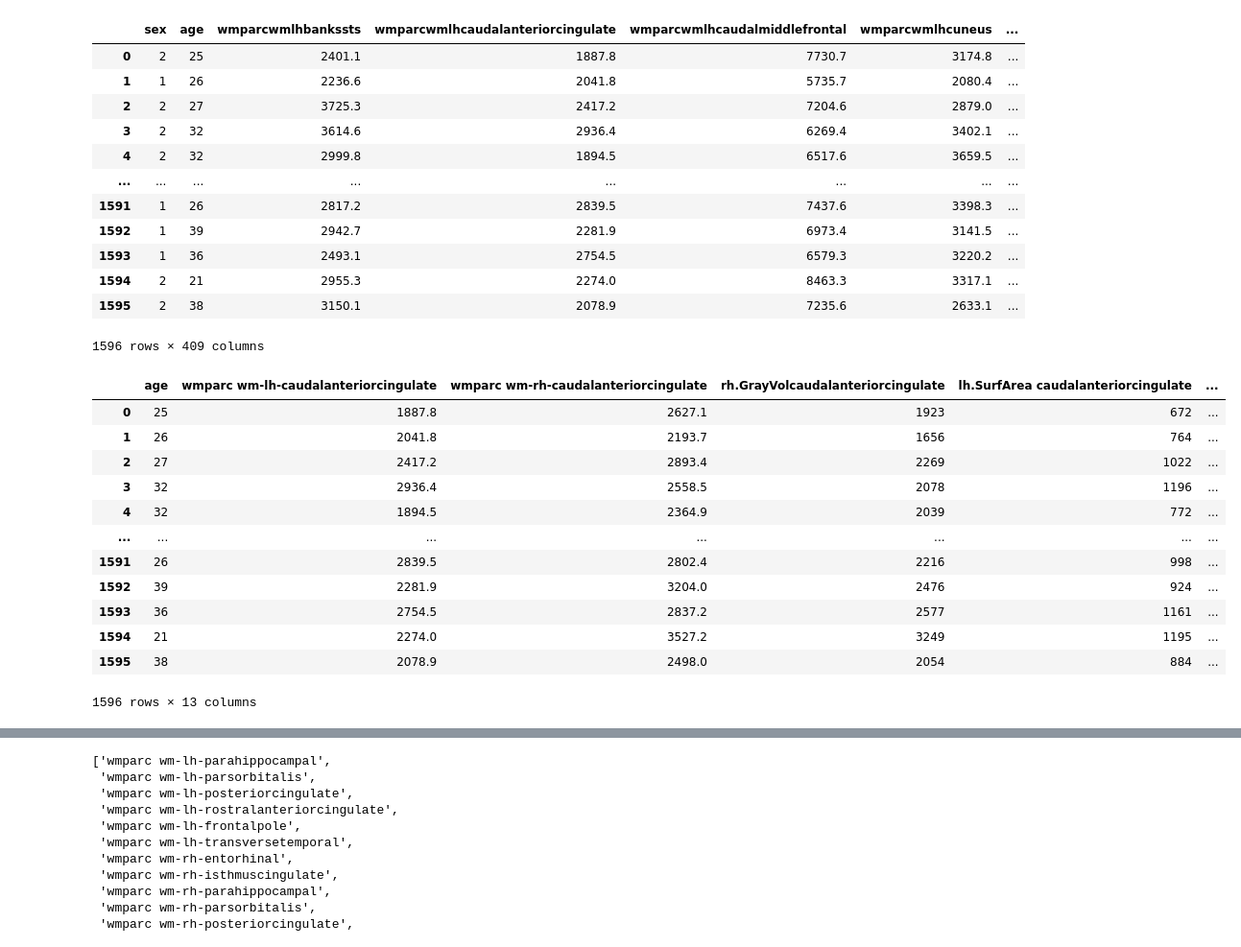
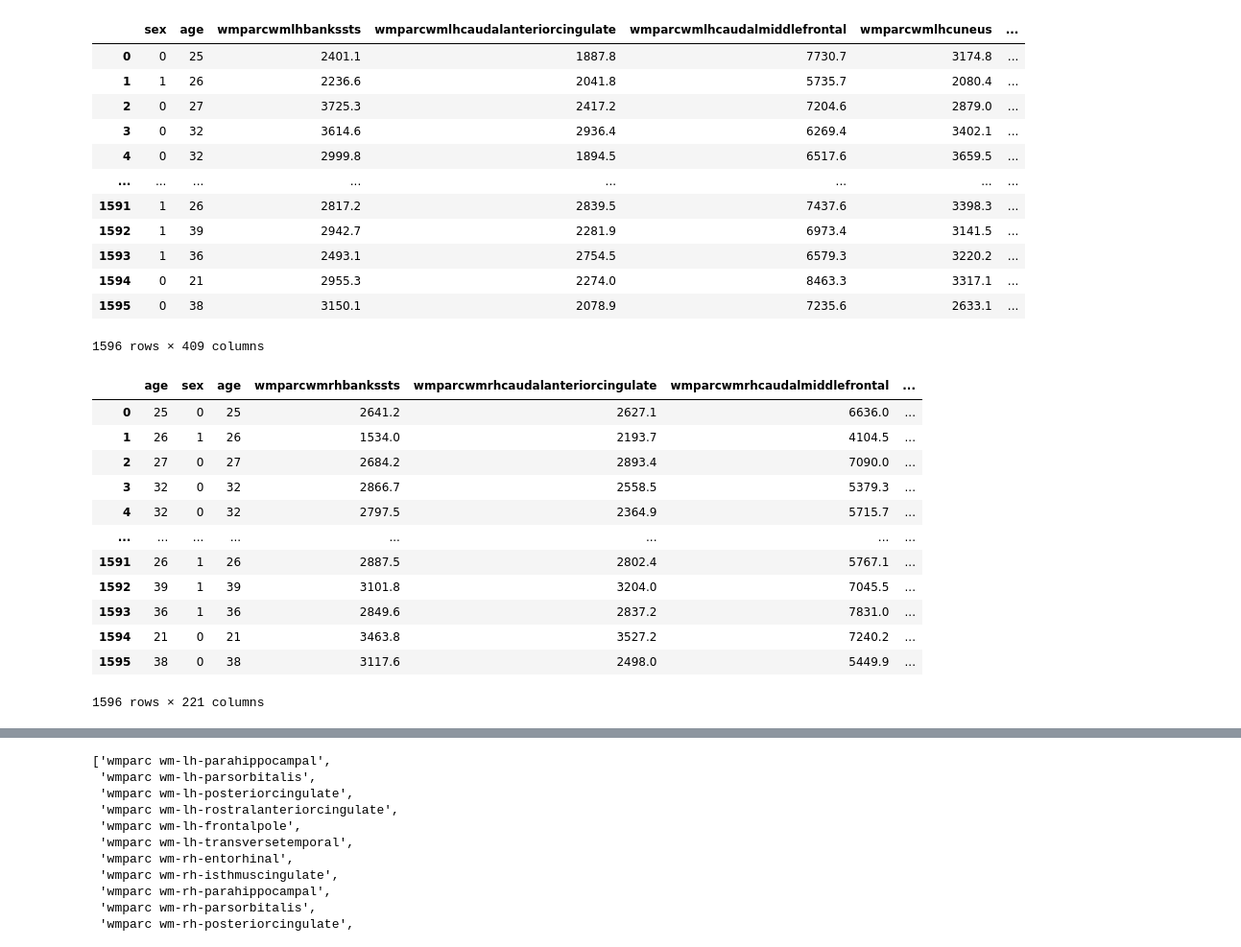
Before and after one commit to lullcant/413project, a Jupyter notebook: preprocess.ipynb, the cells around one changed output, grey strips where cells are left out. Shown: that part at 96% size. Drawn from its saved outputs; the diff is of its cells as text; code cells hidden in the pictures.

```diff
--- a/preprocess.ipynb
+++ b/preprocess.ipynb
@@ -142,35 +163,36 @@ fulldata.rename(columns={'性别': 'sex', '年龄': 'age'}, inplace=True)
 fulldata.columns = fulldata.columns.str.replace(' ', '')
 fulldata.columns = fulldata.columns.str.replace('.', '')
 fulldata.columns = fulldata.columns.str.replace('-', '')
+fulldata['sex'] = fulldata['sex'].replace(2,0)
 fulldata
 # %% [output]
 |  | sex | age | wmparcwmlhbankssts | wmparcwmlhcaudalanteriorcingulate | wmparcwmlhcaudalmiddlefrontal | wmparcwmlhcuneus | ... |
-| 0 | 2 | 25 | 2401.1 | 1887.8 | 7730.7 | 3174.8 | ... |
+| 0 | 0 | 25 | 2401.1 | 1887.8 | 7730.7 | 3174.8 | ... |
 | 1 | 1 | 26 | 2236.6 | 2041.8 | 5735.7 | 2080.4 | ... |
-| 2 | 2 | 27 | 3725.3 | 2417.2 | 7204.6 | 2879.0 | ... |
-| 3 | 2 | 32 | 3614.6 | 2936.4 | 6269.4 | 3402.1 | ... |
-| 4 | 2 | 32 | 2999.8 | 1894.5 | 6517.6 | 3659.5 | ... |
+| 2 | 0 | 27 | 3725.3 | 2417.2 | 7204.6 | 2879.0 | ... |
+| 3 | 0 | 32 | 3614.6 | 2936.4 | 6269.4 | 3402.1 | ... |
+| 4 | 0 | 32 | 2999.8 | 1894.5 | 6517.6 | 3659.5 | ... |
 | ... | ... | ... | ... | ... | ... | ... | ... |
 | 1591 | 1 | 26 | 2817.2 | 2839.5 | 7437.6 | 3398.3 | ... |
 | 1592 | 1 | 39 | 2942.7 | 2281.9 | 6973.4 | 3141.5 | ... |
 | 1593 | 1 | 36 | 2493.1 | 2754.5 | 6579.3 | 3220.2 | ... |
-| 1594 | 2 | 21 | 2955.3 | 2274.0 | 8463.3 | 3317.1 | ... |
-| 1595 | 2 | 38 | 3150.1 | 2078.9 | 7235.6 | 2633.1 | ... |
+| 1594 | 0 | 21 | 2955.3 | 2274.0 | 8463.3 | 3317.1 | ... |
+| 1595 | 0 | 38 | 3150.1 | 2078.9 | 7235.6 | 2633.1 | ... |
 1596 rows × 409 columns
 # %%
-sub_df = fulldata[['age'] + [col for col in fulldata.columns if ('caudalanteriorcingulate' in col)]]
-sub_df
+filter_ed = fulldata[['age'] + [col for col in fulldata.columns if ('lh' not in col) ]]
+filter_ed
 # %% [output]
-|  | age | wmparc wm-lh-caudalanteriorcingulate | wmparc wm-rh-caudalanteriorcingulate | rh.GrayVolcaudalanteriorcingulate | lh.SurfArea caudalanteriorcingulate | ... |
-| 0 | 25 | 1887.8 | 2627.1 | 1923 | 672 | ... |
-| 1 | 26 | 2041.8 | 2193.7 | 1656 | 764 | ... |
-| 2 | 27 | 2417.2 | 2893.4 | 2269 | 1022 | ... |
-| 3 | 32 | 2936.4 | 2558.5 | 2078 | 1196 | ... |
-| 4 | 32 | 1894.5 | 2364.9 | 2039 | 772 | ... |
-| ... | ... | ... | ... | ... | ... | ... |
-| 1591 | 26 | 2839.5 | 2802.4 | 2216 | 998 | ... |
-| 1592 | 39 | 2281.9 | 3204.0 | 2476 | 924 | ... |
-| 1593 | 36 | 2754.5 | 2837.2 | 2577 | 1161 | ... |
-| 1594 | 21 | 2274.0 | 3527.2 | 3249 | 1195 | ... |
-| 1595 | 38 | 2078.9 | 2498.0 | 2054 | 884 | ... |
+|  | age | sex | age | wmparcwmrhbankssts | wmparcwmrhcaudalanteriorcingulate | wmparcwmrhcaudalmiddlefrontal | ... |
+| 0 | 25 | 0 | 25 | 2641.2 | 2627.1 | 6636.0 | ... |
+| 1 | 26 | 1 | 26 | 1534.0 | 2193.7 | 4104.5 | ... |
+| 2 | 27 | 0 | 27 | 2684.2 | 2893.4 | 7090.0 | ... |
+| 3 | 32 | 0 | 32 | 2866.7 | 2558.5 | 5379.3 | ... |
+| 4 | 32 | 0 | 32 | 2797.5 | 2364.9 | 5715.7 | ... |
+| ... | ... | ... | ... | ... | ... | ... | ... |
+| 1591 | 26 | 1 | 26 | 2887.5 | 2802.4 | 5767.1 | ... |
+| 1592 | 39 | 1 | 39 | 3101.8 | 3204.0 | 7045.5 | ... |
+| 1593 | 36 | 1 | 36 | 2849.6 | 2837.2 | 7831.0 | ... |
+| 1594 | 21 | 0 | 21 | 3463.8 | 3527.2 | 7240.2 | ... |
+| 1595 | 38 | 0 | 38 | 3117.6 | 2498.0 | 5449.9 | ... |
-1596 rows × 13 columns
+1596 rows × 221 columns
```
Also changed, not shown: parts of 7 cells of this notebook.
